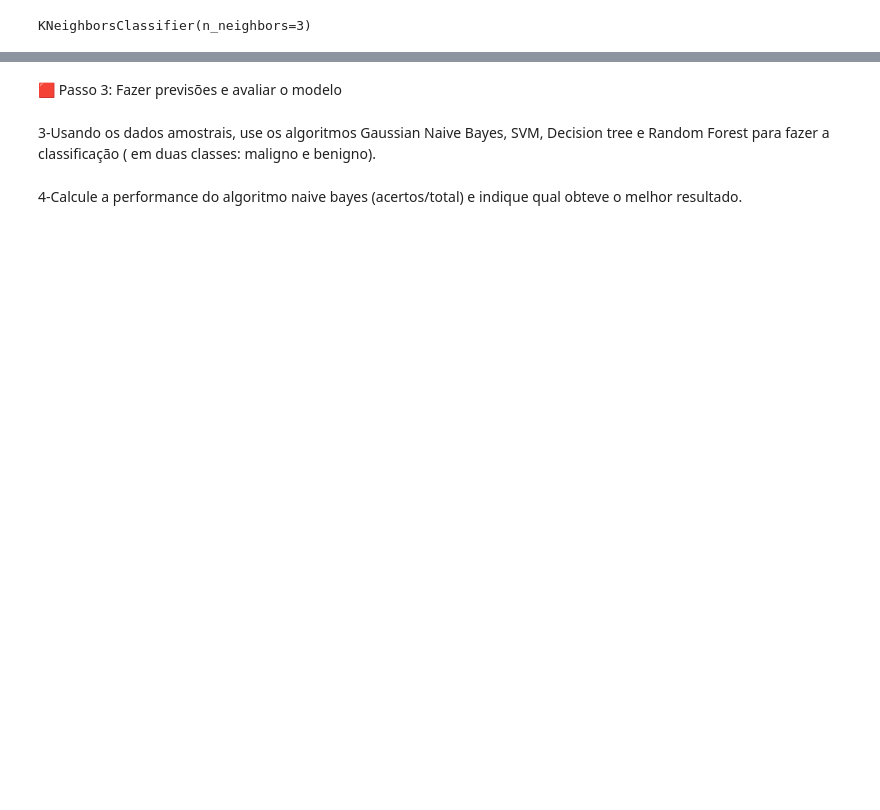
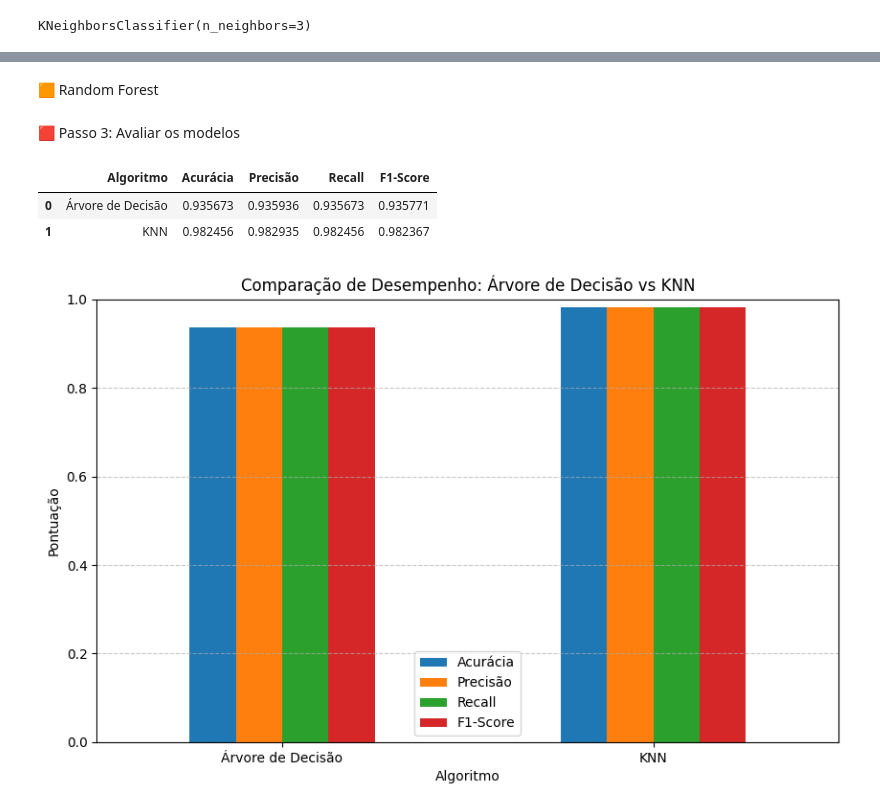
Before and after one commit to Antoniojrsales/Datascience, a Jupyter notebook: Proj_Breastcancer/Aula2_machine_learning_BreastCancer.ipynb, the cells around one changed output, grey strips where cells are left out. Cells and saved outputs as stored; diff of their text form; code cells hidden in the pictures; blank space fills up the shorter version.

```diff
--- a/Proj_Breastcancer/Aula2_machine_learning_BreastCancer.ipynb
+++ b/Proj_Breastcancer/Aula2_machine_learning_BreastCancer.ipynb
@@ -426,6 +338,32 @@ LogisticRegression(random_state=16)
-# %% [markdown]
-🟥 Passo 3: Fazer previsões e avaliar o modelo
-# %% [markdown]
-3-Usando os dados amostrais, use os algoritmos Gaussian Naive Bayes, SVM, Decision tree e Random Forest para fazer a classificação ( em duas classes: maligno e benigno).
-# %% [markdown]
-4-Calcule a performance do algoritmo naive bayes (acertos/total) e indique qual obteve o melhor resultado.
+# %% [markdown]
+🟧 Random Forest
+# %% [markdown]
+🟥 Passo 3: Avaliar os modelos
+# %%
+# Organizando os resultados em um DataFrame
+df_resultado = pd.DataFrame({
+    'Algoritmo': ['Árvore de Decisão', 'KNN'],
+    'Acurácia': [accuracy, accuracy_knn],
+    'Precisão': [precision, precision_knn],
+    'Recall': [recall, recall_knn],
+    'F1-Score': [f1, f1_knn]
+})
+
+# Visualizando o resultado
+df_resultado
+# %% [output]
+|  | Algoritmo | Acurácia | Precisão | Recall | F1-Score |
+| 0 | Árvore de Decisão | 0.935673 | 0.935936 | 0.935673 | 0.935771 |
+| 1 | KNN | 0.982456 | 0.982935 | 0.982456 | 0.982367 |
+# %%
+# Visualizando a comparação com gráfico de barras
+df_resultado.set_index('Algoritmo').plot(kind='bar', figsize=(10, 6))
+plt.title('Comparação de Desempenho: Árvore de Decisão vs KNN')
+plt.xlabel('Algoritmo')
+plt.ylabel('Pontuação')
+plt.ylim(0, 1)
+plt.xticks(rotation=0)
+plt.grid(axis='y', linestyle='--', alpha=0.7)
+plt.show()
+# %% [output]
+[figure, added]
```
Also changed, not shown: parts of 47 cells of this notebook.
